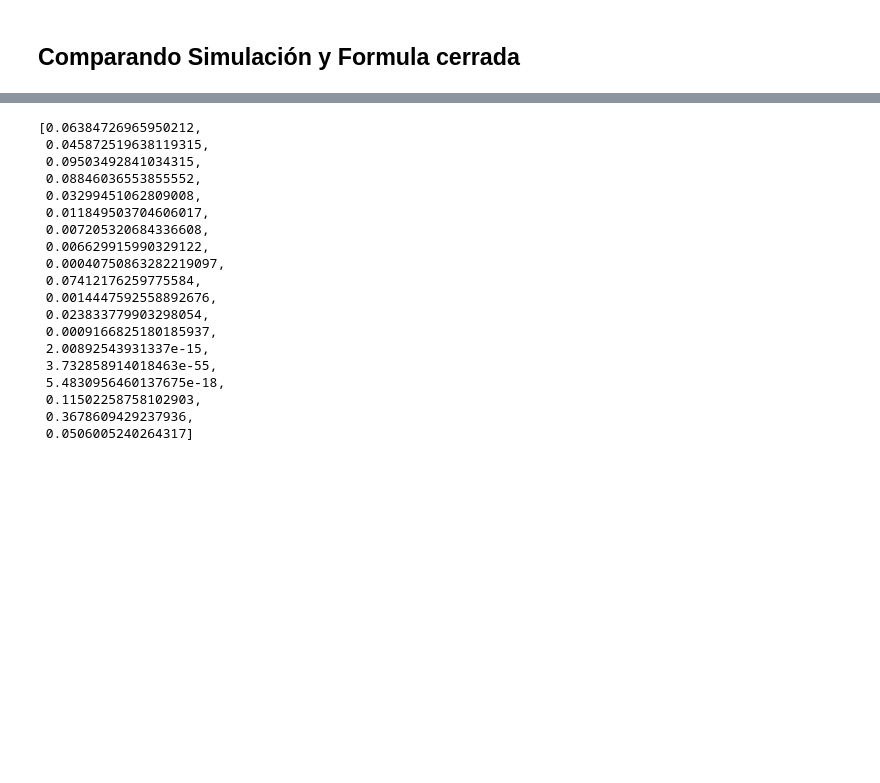
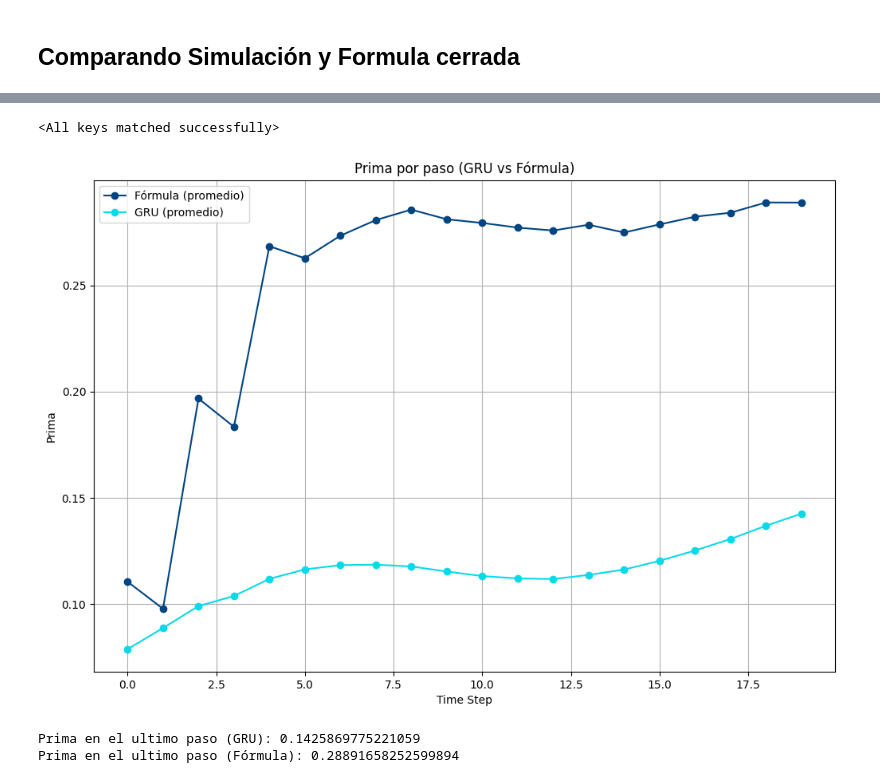
Before and after one commit to LanderAgirre/Reto_09_Azul_Oscuro, a Jupyter notebook: 3.1.MonteCarlo_y_Formula_cerrada.ipynb, the cells around one changed output, grey strips where cells are left out. Cells and saved outputs as stored; diff of their text form; code cells hidden in the pictures; blank space fills up the shorter version.

```diff
--- a/3.1.MonteCarlo_y_Formula_cerrada.ipynb
+++ b/3.1.MonteCarlo_y_Formula_cerrada.ipynb
@@ -313,0 +306,16 @@ Prima: 0.268351
+# %%
+dropout = 0.2
+hidden_size = 64
+lr = 0.001
+num_layers = 2
+gamma= 0.95
+clip_value=1
+epochs=50
+patience=5
+min_delta=0
+path_gru = 'Modelos/model_gru3.pt'
+# %%
+model_gru = GRUmodel(input_dim = 3, hidden_dim= hidden_size, num_layers=num_layers, dropout=dropout)
+model_gru.load_state_dict(torch.load(path_gru))
+# %% [output]
+<All keys matched successfully>
@@ -314,2 +372,32 @@ Prima: 0.268351
+# %%
+import numpy as np
+import matplotlib.pyplot as plt
+
+# Convertimos las listas a arrays para facilitar el cálculo
+premium_100 = np.array(premium_100)      # shape: (100, 20)
+analytics_100 = np.array(analytics_100)  # shape: (100, 20)
+
+# Calculamos promedio por paso temporal
+premium_mean = premium_100.mean(axis=0)
+analytics_mean = analytics_100.mean(axis=0)
+
+# Graficamos
+plt.figure(figsize  = (12,8))
+plt.plot(analytics_mean, "o-", color=bbva_palette[0], label='Fórmula (promedio)')
+plt.plot(premium_mean, "o-", color=bbva_palette[2], label='GRU (promedio)')
+plt.legend()
+plt.title("Prima por paso (GRU vs Fórmula)")
+plt.xlabel('Time Step')
+plt.ylabel('Prima')
+plt.grid(True)
+plt.show()
+# %% [output]
+[figure, added]
+# %%
+print(f'Prima en el ultimo paso (GRU): {premium_mean[-1]}')
+print(f'Prima en el ultimo paso (Fórmula): {analytics_mean[-1]}')
+# %% [output]
+Prima en el ultimo paso (GRU): 0.1425869775221059
+Prima en el ultimo paso (Fórmula): 0.28891658252599894
 # %%
 import random
@@ -326,23 +414 @@ for i in np.arange(1,20):
-# %%
-analytics_20.mean
-# %% [output]
-[0.06384726965950212,
- 0.045872519638119315,
- 0.09503492841034315,
- 0.08846036553855552,
- 0.03299451062809008,
- 0.011849503704606017,
- 0.007205320684336608,
- 0.006629915990329122,
- 0.00040750863282219097,
- 0.07412176259775584,
- 0.0014447592558892676,
- 0.023833779903298054,
- 0.0009166825180185937,
- 2.00892543931337e-15,
- 3.732858914018463e-55,
- 5.4830956460137675e-18,
- 0.11502258758102903,
- 0.3678609429237936,
- 0.0506005240264317]
 # %%
```
Also changed, not shown: parts of 16 cells of this notebook, 2 other files.
